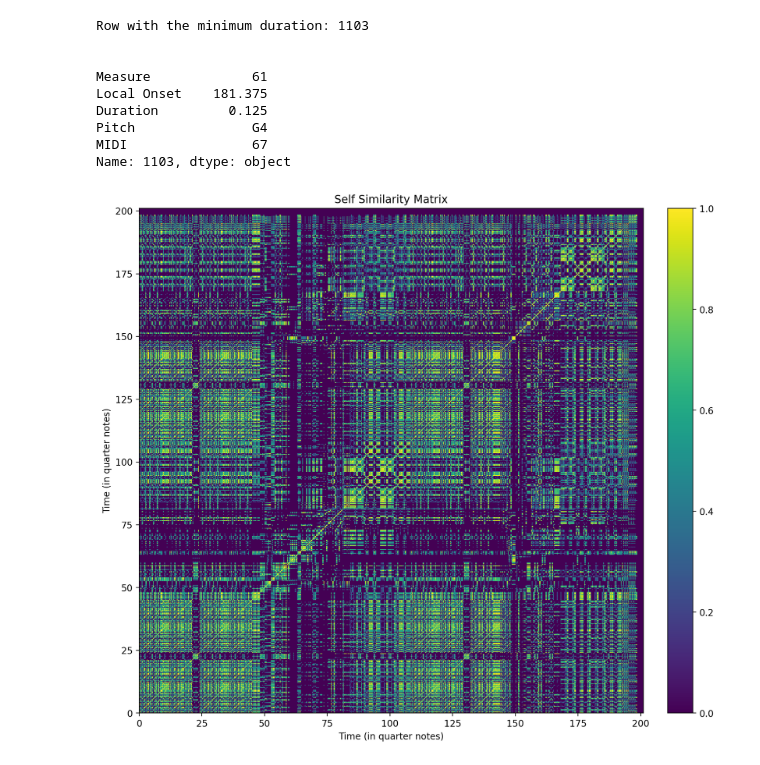
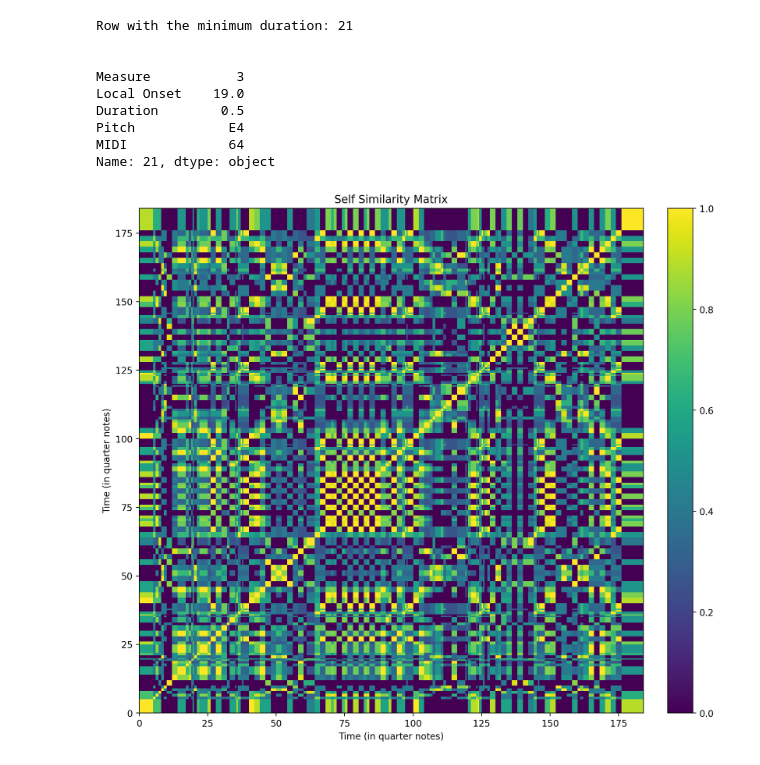
Before and after one commit to egorpol/ssm_tools, a Jupyter notebook: music21_df_ssm.ipynb, the cells around one changed output. Drawn from its saved outputs; the diff is of its cells as text; code cells hidden in the pictures.

```diff
--- a/music21_df_ssm.ipynb
+++ b/music21_df_ssm.ipynb
@@ -142,10 +142,9 @@ adjust_fractional_duration = False  # Set to False if you want to keep fractiona
 # Define a list or dictionary of file sources.
 
 file_sources = [
-    # 'Chorale-Corpus-main/Bach,_Johann_Sebastian/Chorales/225/short_score.mxl',
-    # 'wtc1f08.mid',
-    # 'https://raw.githubusercontent.com/WolfgangDrescher/lassus-geistliche-psalmen/master/kern/08-domine-dominus-noster.krn',
-    'https://raw.githubusercontent.com/music-encoding/sample-encodings/main/MEI_4.0/Music/Complete_examples/Chopin_Etude_Op10_No9.mei'
+    #'C://Users//egorp//Nextcloud//code//playground//wtc1f08.mid',
+    'https://raw.githubusercontent.com/WolfgangDrescher/lassus-geistliche-psalmen/master/kern/08-domine-dominus-noster.krn',
+    #'https://raw.githubusercontent.com/music-encoding/sample-encodings/main/MEI_4.0/Music/Complete_examples/Chopin_Etude_Op10_No9.mei'
 ]
 
 try:
@@ -202,15 +201,15 @@ print(f"Row with the minimum duration: {min_duration_index}")
 print("\n")
 print(df.loc[min_duration_index])
 # %% [output]
-Row with the minimum duration: 1103
+Row with the minimum duration: 21
 
 
-Measure             61
-Local Onset    181.375
-Duration         0.125
-Pitch               G4
-MIDI                67
-Name: 1103, dtype: object
+Measure           3
+Local Onset    19.0
+Duration        0.5
+Pitch            E4
+MIDI             64
+Name: 21, dtype: object
 # %%
 import numpy as np
 import pandas as pd
@@ -292,32 +291,32 @@ def plot_self_similarity_matrix(matrix, analysis_window, figsize=(12, 10)):
 def diagonal_smooth(mat, width):
     """
     Applies diagonal smoothing to a matrix using convolution with a normalized identity matrix.
 
     Parameters:
     - mat (np.ndarray): The matrix to be smoothed.
     - width (int): The width of the smoothing kernel (identity matrix).
 
     Returns:
     - np.ndarray: The diagonally smoothed matrix.
     """
     if width <= 1:
         return mat
     kernel = np.eye(width)
     kernel /= kernel.sum()
     smoothed = convolve2d(mat, kernel, mode='same', boundary='symm')
     return smoothed
 
 # Analysis window size in quarter notes
-analysis_window = 0.125  # 1 equals one quarter note
+analysis_window = 0.5  # 1 equals one quarter note
 
 # Processing
 aggregated_pitch_classes = aggregate_pitch_classes_from_df(df_processed, analysis_window)
 self_similarity_matrix = create_self_similarity_matrix(aggregated_pitch_classes)
 
 # Smoothing and plotting
 width = 1 # Define the width of your smoothing kernel
 
 self_similarity_matrix_smoothed = diagonal_smooth(self_similarity_matrix, width)
 plot_self_similarity_matrix(self_similarity_matrix_smoothed, analysis_window)
 # %% [output]
-[figure, old version]
+[figure, new version]
```
Also changed, not shown: parts of 1 cell of this notebook, 2 other files.
